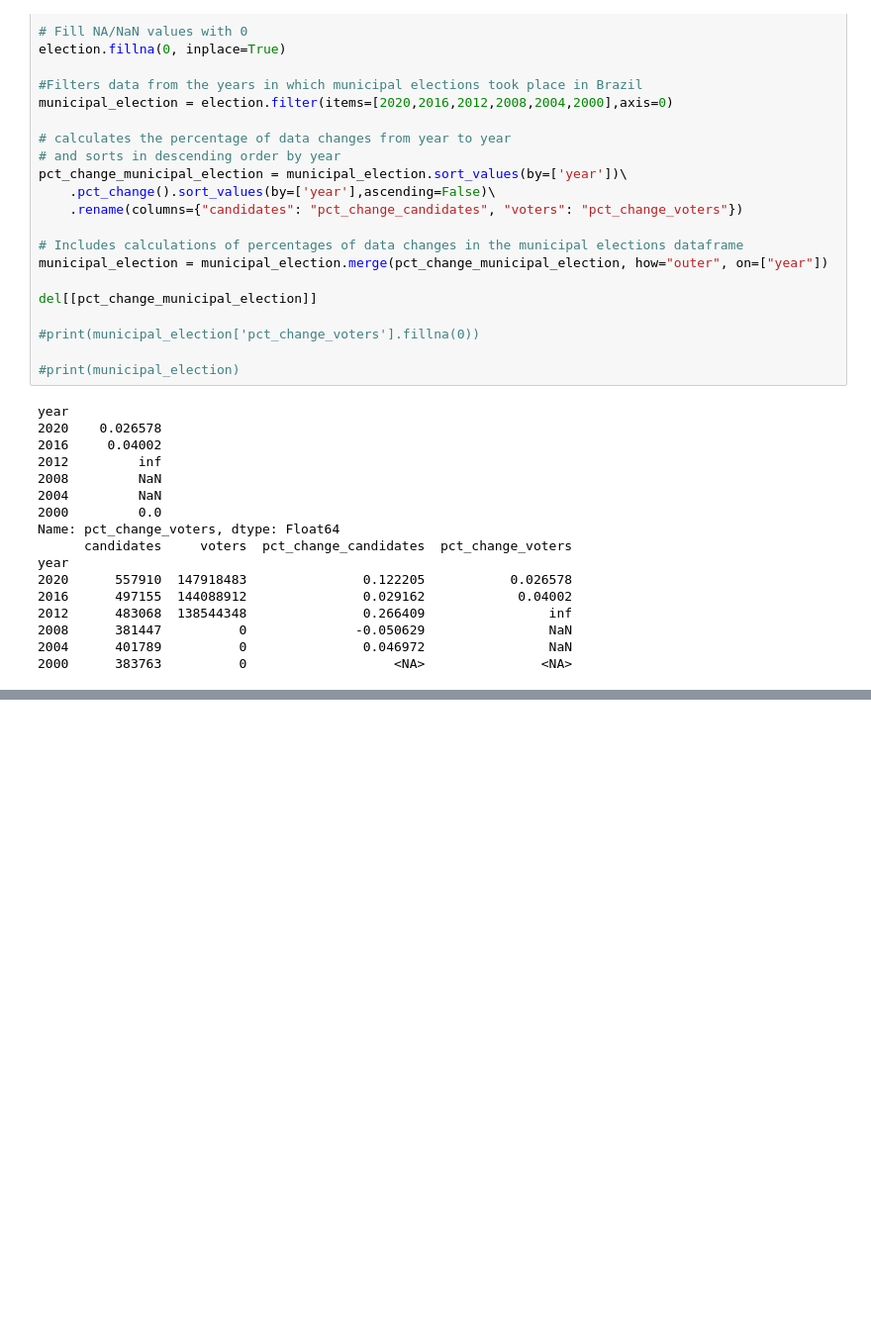
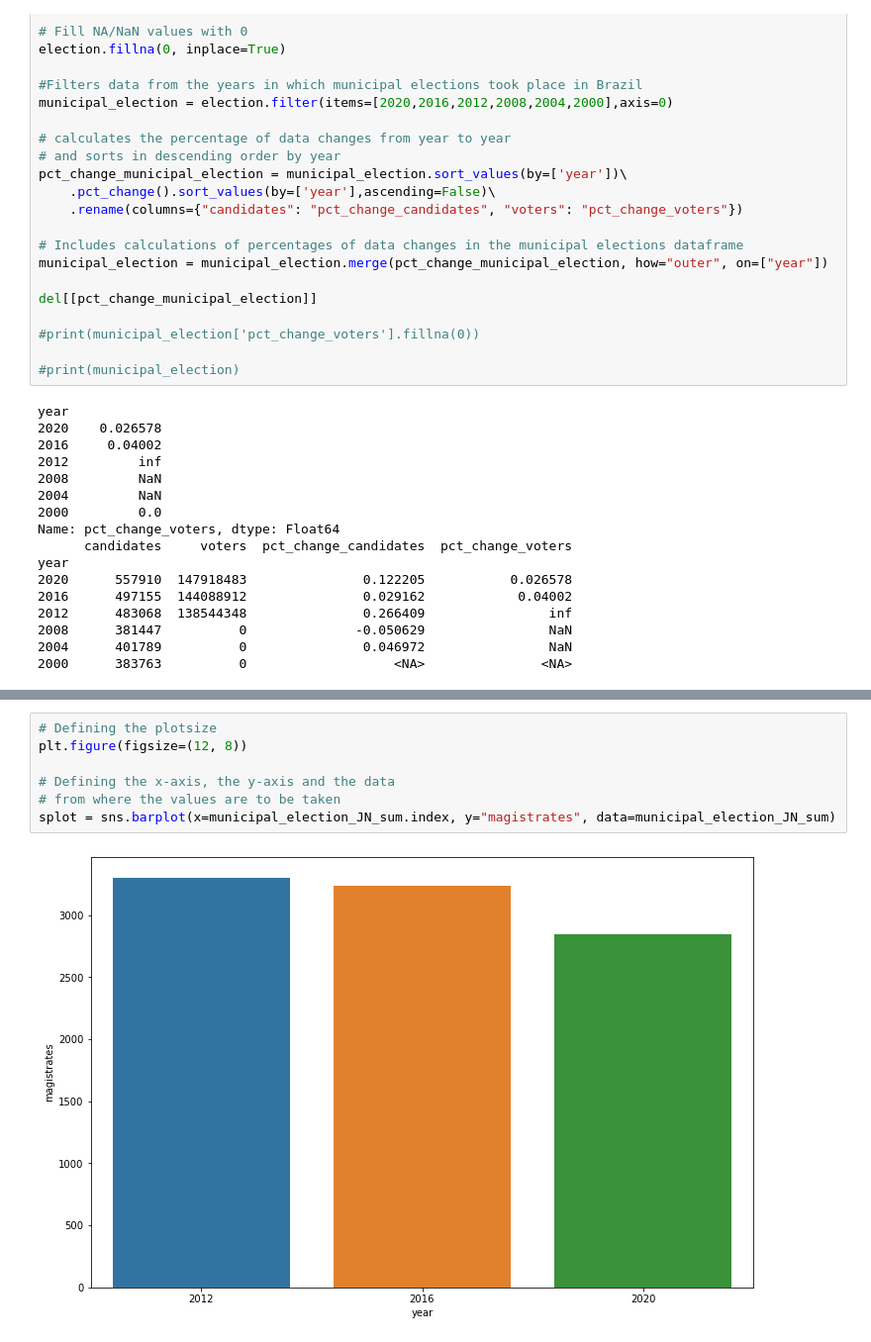
Before and after one commit to fabianumfalco/brazilian-electoral-justice-in-numbers, a Jupyter notebook: EDA_br_electoral_JusticeNumbers.ipynb, the cells around one changed output, grey strips where cells are left out. Shown at 99% size. Saved outputs shown, nothing was run; the diff lists cells and outputs as text; blank space fills up the shorter version.

```diff
--- a/EDA_br_electoral_JusticeNumbers.ipynb
+++ b/EDA_br_electoral_JusticeNumbers.ipynb
@@ -97,0 +189,9 @@ plt.show()
+# %%
+# Defining the plotsize
+plt.figure(figsize=(12, 8))
+
+# Defining the x-axis, the y-axis and the data
+# from where the values are to be taken
+splot = sns.barplot(x=municipal_election_JN_sum.index, y="magistrates", data=municipal_election_JN_sum)
+# %% [output]
+[figure, added]
```
Also changed, not shown: parts of 8 cells of this notebook, 8 other files.
